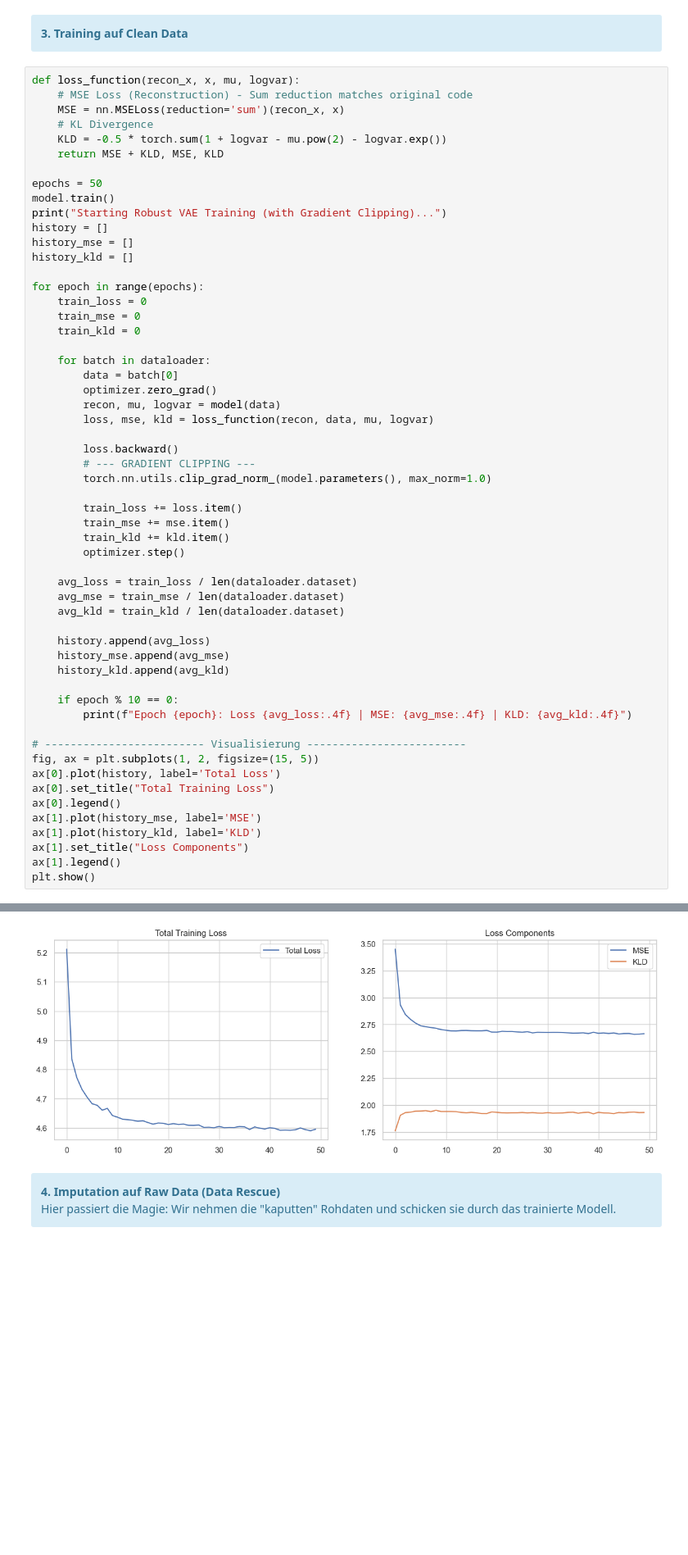
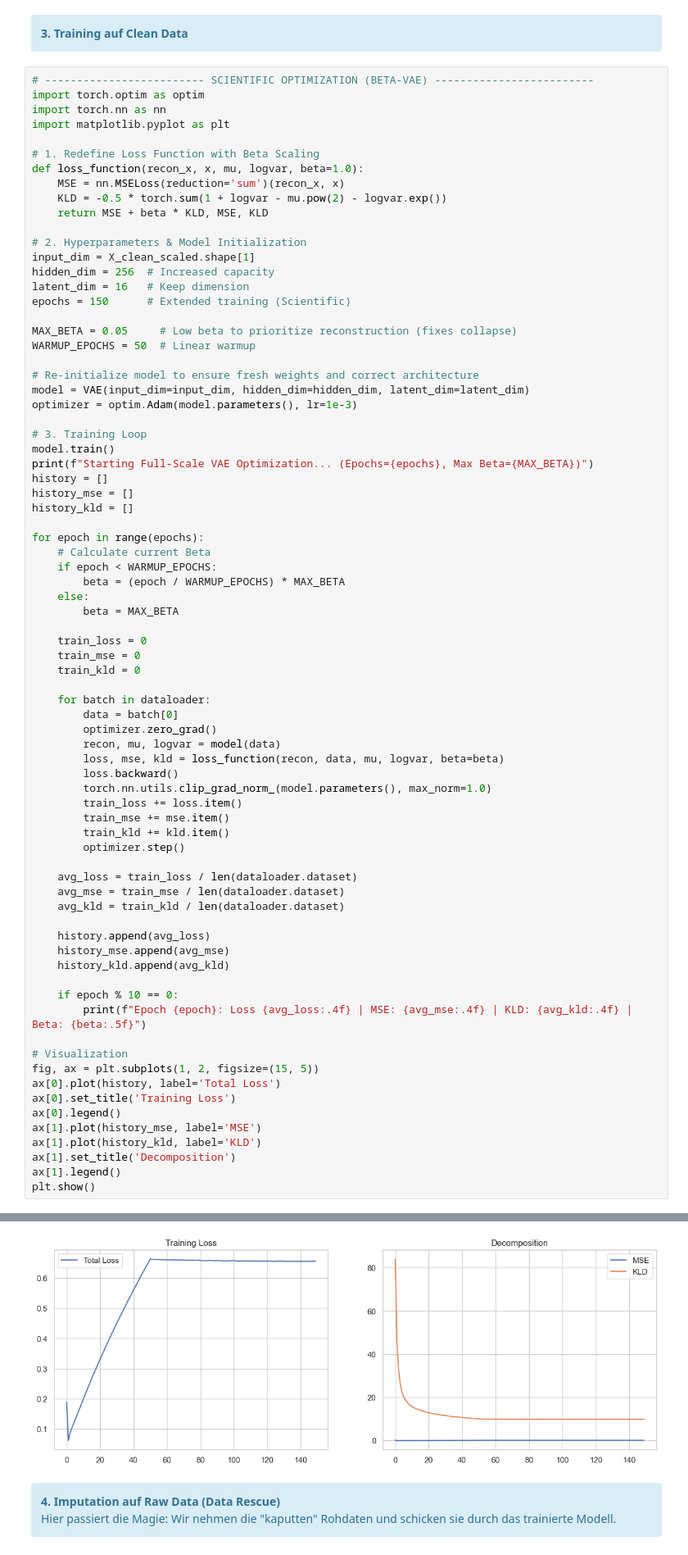
Before and after one commit to luccaglessner/Abschlussarbeit, a Jupyter notebook: Abschlussarbeit Bearbeitung/Jupyter Notebooks/4_Imputation/4.1_Imputation/VAE_Imputation.ipynb, the cells around one changed output, grey strips where cells are left out. Shown at 82% size. Drawn from its saved outputs; the diff is of its cells as text; blank space fills up the shorter version.

Commit message:
Implemented different approach to VAE Imputation and generation of synthetic data

```diff
--- a/Abschlussarbeit Bearbeitung/Jupyter Notebooks/4_Imputation/4.1_Imputation/VAE_Imputation.ipynb
+++ b/Abschlussarbeit Bearbeitung/Jupyter Notebooks/4_Imputation/4.1_Imputation/VAE_Imputation.ipynb
@@ -197,21 +197,44 @@ Model initialized.
     <b>3. Training auf Clean Data</b>
 </div>
 # %%
-def loss_function(recon_x, x, mu, logvar):
-    # MSE Loss (Reconstruction) - Sum reduction matches original code
+# ------------------------- SCIENTIFIC OPTIMIZATION (BETA-VAE) -------------------------
+import torch.optim as optim
+import torch.nn as nn
+import matplotlib.pyplot as plt
+
+# 1. Redefine Loss Function with Beta Scaling
+def loss_function(recon_x, x, mu, logvar, beta=1.0):
     MSE = nn.MSELoss(reduction='sum')(recon_x, x)
-    # KL Divergence
     KLD = -0.5 * torch.sum(1 + logvar - mu.pow(2) - logvar.exp())
-    return MSE + KLD, MSE, KLD
+    return MSE + beta * KLD, MSE, KLD
 
-epochs = 50
+# 2. Hyperparameters & Model Initialization
+input_dim = X_clean_scaled.shape[1]
+hidden_dim = 256  # Increased capacity
+latent_dim = 16   # Keep dimension
+epochs = 150      # Extended training (Scientific)
+
+MAX_BETA = 0.05     # Low beta to prioritize reconstruction (fixes collapse)
+WARMUP_EPOCHS = 50  # Linear warmup
+
+# Re-initialize model to ensure fresh weights and correct architecture
+model = VAE(input_dim=input_dim, hidden_dim=hidden_dim, latent_dim=latent_dim)
+optimizer = optim.Adam(model.parameters(), lr=1e-3)
+
+# 3. Training Loop
 model.train()
-print("Starting Robust VAE Training (with Gradient Clipping)...")
+print(f"Starting Full-Scale VAE Optimization... (Epochs={epochs}, Max Beta={MAX_BETA})")
 history = []
 history_mse = []
 history_kld = []
 
 for epoch in range(epochs):
+    # Calculate current Beta
+    if epoch < WARMUP_EPOCHS:
+        beta = (epoch / WARMUP_EPOCHS) * MAX_BETA
+    else:
+        beta = MAX_BETA
+
     train_loss = 0
     train_mse = 0
     train_kld = 0
@@ -220,12 +243,9 @@ for epoch in range(epochs):
         data = batch[0]
         optimizer.zero_grad()
         recon, mu, logvar = model(data)
-        loss, mse, kld = loss_function(recon, data, mu, logvar)
-
+        loss, mse, kld = loss_function(recon, data, mu, logvar, beta=beta)
         loss.backward()
-        # --- GRADIENT CLIPPING ---
         torch.nn.utils.clip_grad_norm_(model.parameters(), max_norm=1.0)
-
         train_loss += loss.item()
         train_mse += mse.item()
         train_kld += kld.item()
@@ -240,16 +260,16 @@ for epoch in range(epochs):
     history_kld.append(avg_kld)
 
     if epoch % 10 == 0:
-        print(f"Epoch {epoch}: Loss {avg_loss:.4f} | MSE: {avg_mse:.4f} | KLD: {avg_kld:.4f}")
+        print(f"Epoch {epoch}: Loss {avg_loss:.4f} | MSE: {avg_mse:.4f} | KLD: {avg_kld:.4f} | Beta: {beta:.5f}")
 
-# ------------------------- Visualisierung -------------------------
+# Visualization
 fig, ax = plt.subplots(1, 2, figsize=(15, 5))
 ax[0].plot(history, label='Total Loss')
-ax[0].set_title("Total Training Loss")
+ax[0].set_title('Training Loss')
 ax[0].legend()
 ax[1].plot(history_mse, label='MSE')
 ax[1].plot(history_kld, label='KLD')
-ax[1].set_title("Loss Components")
+ax[1].set_title('Decomposition')
 ax[1].legend()
 plt.show()
 # %% [output]
@@ -262,4 +292,4 @@ Epoch 40: Loss 4.6006 | MSE: 2.6681 | KLD: 1.9326
-[figure, old version]
+[figure, new version]
 # %% [markdown]
 <div class="alert alert-info">
     <b>4. Imputation auf Raw Data (Data Rescue)</b><br>
```
Also changed, not shown: parts of 4 cells of this notebook, 16 other files.
